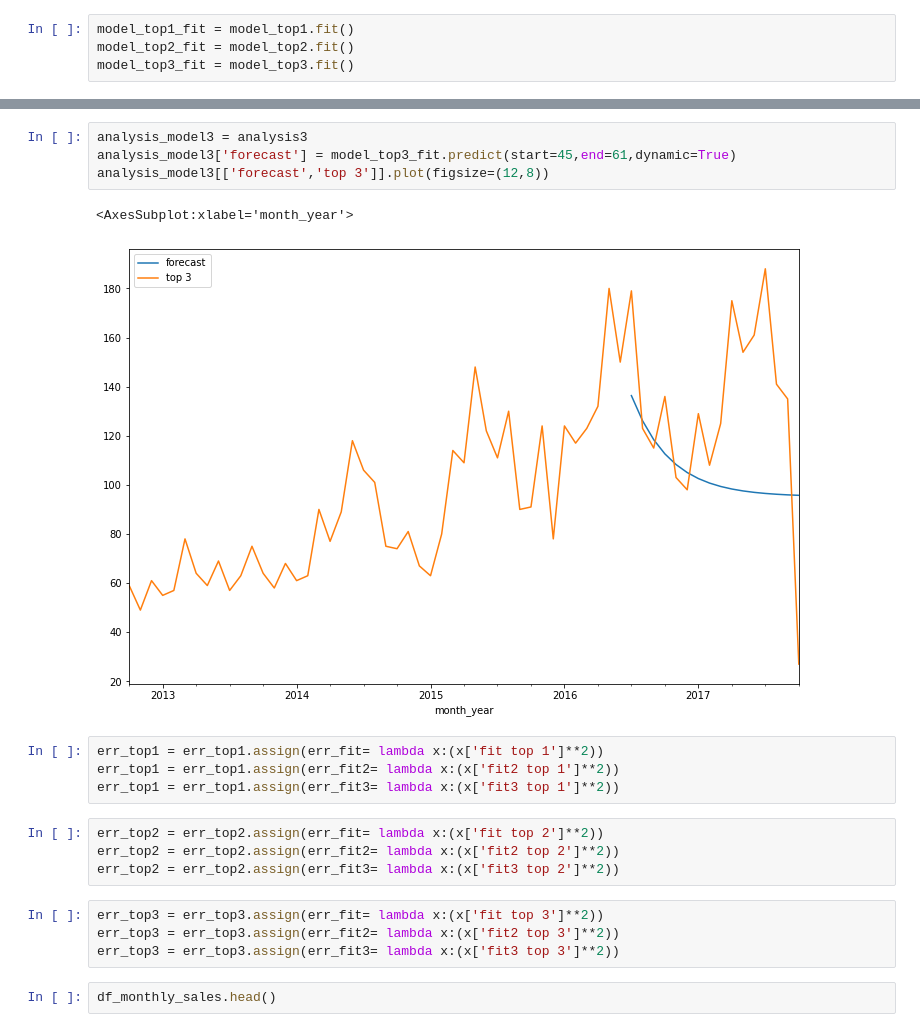
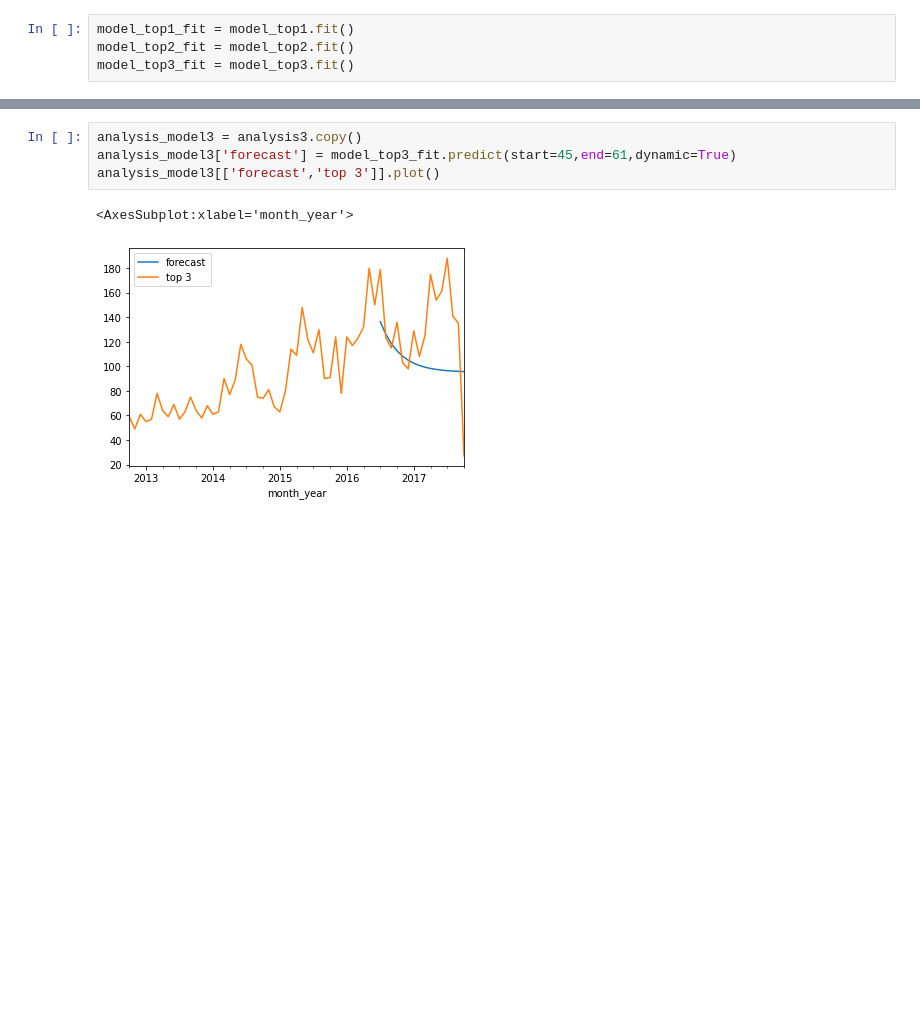
Before and after one commit to akib1162100/data_science_challenge, a Jupyter notebook: DS_challenge.ipynb, the cells around one changed output, grey strips where cells are left out. Saved outputs shown, nothing was run; the diff lists cells and outputs as text; blank space fills up the shorter version.

```diff
--- a/DS_challenge.ipynb
+++ b/DS_challenge.ipynb
@@ -887,21 +793,7 @@ analysis_model2[['forecast','top 2']].plot(figsize=(12,8))
 # %%
-analysis_model3 = analysis3
+analysis_model3 = analysis3.copy()
 analysis_model3['forecast'] = model_top3_fit.predict(start=45,end=61,dynamic=True)
-analysis_model3[['forecast','top 3']].plot(figsize=(12,8))
+analysis_model3[['forecast','top 3']].plot()
 # %% [output]
 <AxesSubplot:xlabel='month_year'>
-[figure, old version]
+[figure, new version]
-# %%
-err_top1 = err_top1.assign(err_fit= lambda x:(x['fit top 1']**2))
-err_top1 = err_top1.assign(err_fit2= lambda x:(x['fit2 top 1']**2))
-err_top1 = err_top1.assign(err_fit3= lambda x:(x['fit3 top 1']**2))
-# %%
-err_top2 = err_top2.assign(err_fit= lambda x:(x['fit top 2']**2))
-err_top2 = err_top2.assign(err_fit2= lambda x:(x['fit2 top 2']**2))
-err_top2 = err_top2.assign(err_fit3= lambda x:(x['fit3 top 2']**2))
-# %%
-err_top3 = err_top3.assign(err_fit= lambda x:(x['fit top 3']**2))
-err_top3 = err_top3.assign(err_fit2= lambda x:(x['fit2 top 3']**2))
-err_top3 = err_top3.assign(err_fit3= lambda x:(x['fit3 top 3']**2))
-# %%
-df_monthly_sales.head()
```
Also changed, not shown: parts of 73 cells of this notebook, 2 other files.
